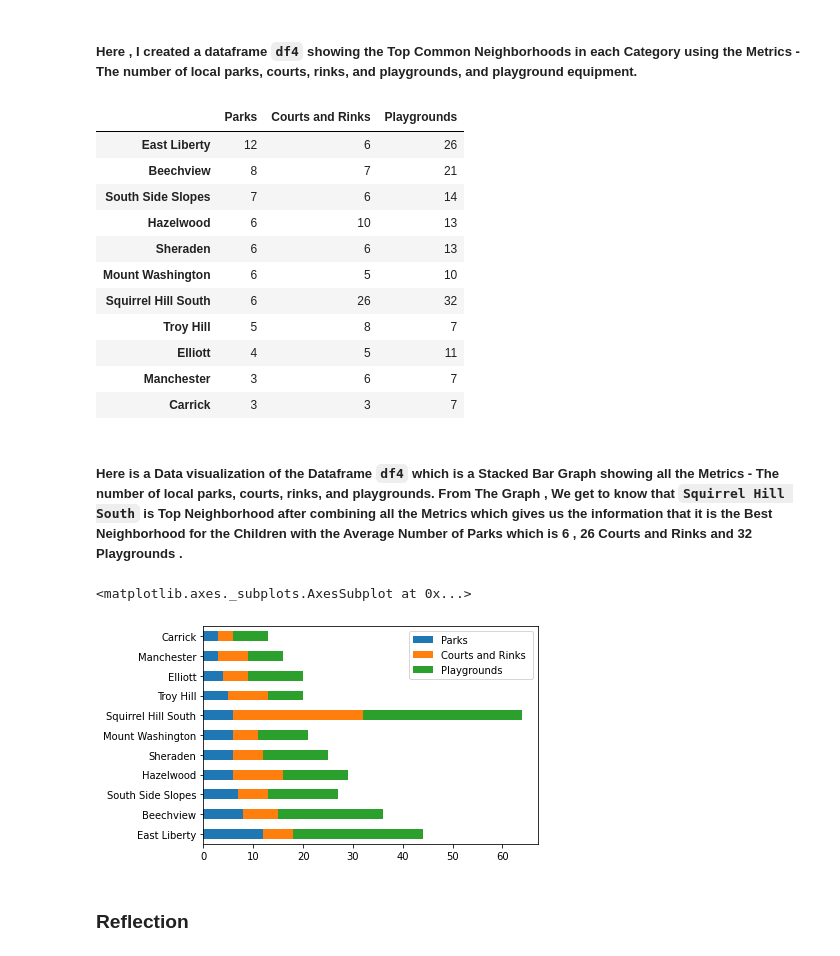
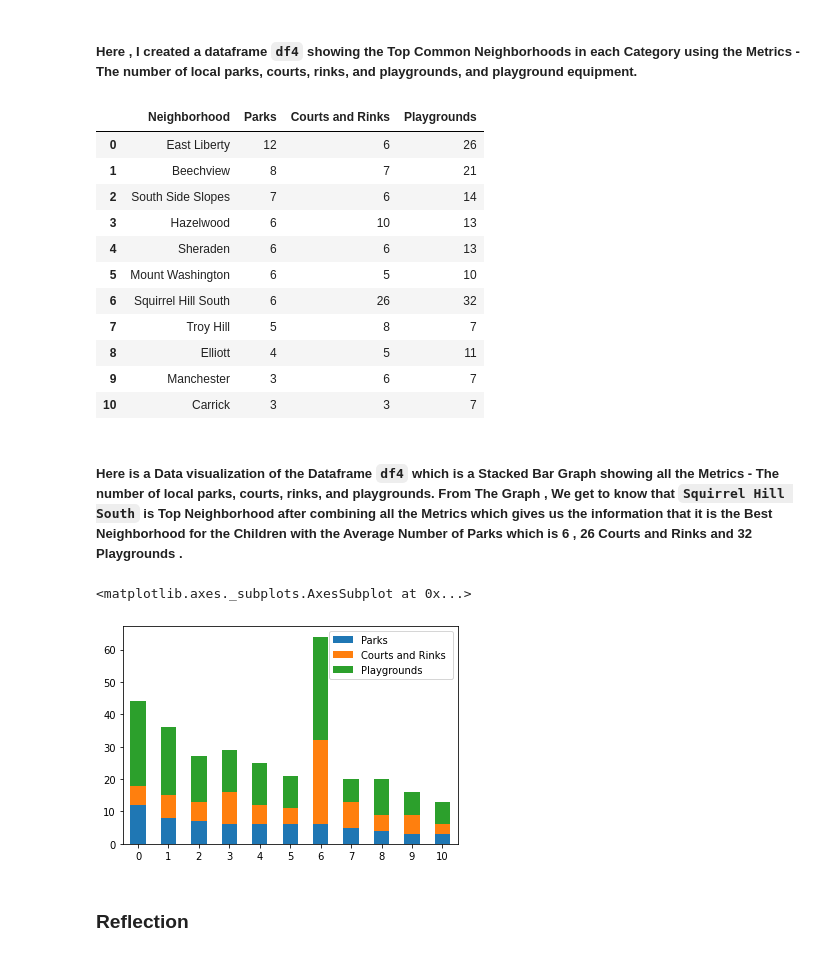
Before and after one commit to Roma-Reddy/Cmpinf0010FinalProject, a Jupyter notebook: Final_Project_Notebook.ipynb, the cells around one changed output. Drawn from its saved outputs; the diff is of its cells as text; code cells hidden in the pictures.

```diff
--- a/Final_Project_Notebook.ipynb
+++ b/Final_Project_Notebook.ipynb
@@ -774,33 +774,33 @@ df3.plot(kind = "bar",rot =0,figsize = (10,4))
 ##### Here , I created a dataframe `df4` showing the Top Common Neighborhoods in each Category using the Metrics  - The number of local parks, courts, rinks, and playgrounds, and playground equipment.
 # %%
 # create a new dataframe
-df4 = pd.DataFrame({'Parks': [12, 8, 7,6,6,6,6,5,4,3,3],
+df4 = pd.DataFrame({'Neighborhood': ['East Liberty','Beechview','South Side Slopes','Hazelwood','Sheraden',
+                                     'Mount Washington','Squirrel Hill South','Troy Hill','Elliott','Manchester','Carrick'],
+                     'Parks': [12, 8, 7,6,6,6,6,5,4,3,3],
                      'Courts and Rinks ': [6, 7,6,10,6,5,26,8,5,6,3],
-                   'Playgrounds ': [26, 21, 14, 13,13,10,32,7,11,7,7]},
-                  index = ['East Liberty','Beechview','South Side Slopes','Hazelwood','Sheraden',
-                                     'Mount Washington','Squirrel Hill South','Troy Hill','Elliott','Manchester','Carrick'])
+                   'Playgrounds ': [26, 21, 14, 13,13,10,32,7,11,7,7]})
 
 df4
 # %% [output]
-|  | Parks | Courts and Rinks | Playgrounds |
-| East Liberty | 12 | 6 | 26 |
-| Beechview | 8 | 7 | 21 |
-| South Side Slopes | 7 | 6 | 14 |
-| Hazelwood | 6 | 10 | 13 |
-| Sheraden | 6 | 6 | 13 |
-| Mount Washington | 6 | 5 | 10 |
-| Squirrel Hill South | 6 | 26 | 32 |
-| Troy Hill | 5 | 8 | 7 |
-| Elliott | 4 | 5 | 11 |
-| Manchester | 3 | 6 | 7 |
-| Carrick | 3 | 3 | 7 |
+|  | Neighborhood | Parks | Courts and Rinks | Playgrounds |
+| 0 | East Liberty | 12 | 6 | 26 |
+| 1 | Beechview | 8 | 7 | 21 |
+| 2 | South Side Slopes | 7 | 6 | 14 |
+| 3 | Hazelwood | 6 | 10 | 13 |
+| 4 | Sheraden | 6 | 6 | 13 |
+| 5 | Mount Washington | 6 | 5 | 10 |
+| 6 | Squirrel Hill South | 6 | 26 | 32 |
+| 7 | Troy Hill | 5 | 8 | 7 |
+| 8 | Elliott | 4 | 5 | 11 |
+| 9 | Manchester | 3 | 6 | 7 |
+| 10 | Carrick | 3 | 3 | 7 |
 # %% [markdown]
 ##### Here is a Data visualization of the Dataframe `df4` which is a Stacked Bar Graph showing all the Metrics - The number of local parks, courts, rinks, and playgrounds. From The Graph , We get to know that `Squirrel Hill South` is Top Neighborhood after combining all the Metrics which gives us the information that it is the Best Neighborhood for the Children with the Average  Number of Parks which is 6 , 26 Courts and Rinks and 32 Playgrounds .
 # %%
-df4.plot.barh(stacked=True, rot=0)
+df4.plot.bar(stacked=True, rot=0)
 # %% [output]
 <matplotlib.axes._subplots.AxesSubplot at 0x...>
-[figure, old version]
+[figure, new version]
 # %% [markdown]
 ### Reflection
 # %% [markdown]
```
Also changed, not shown: parts of 4 cells of this notebook.
